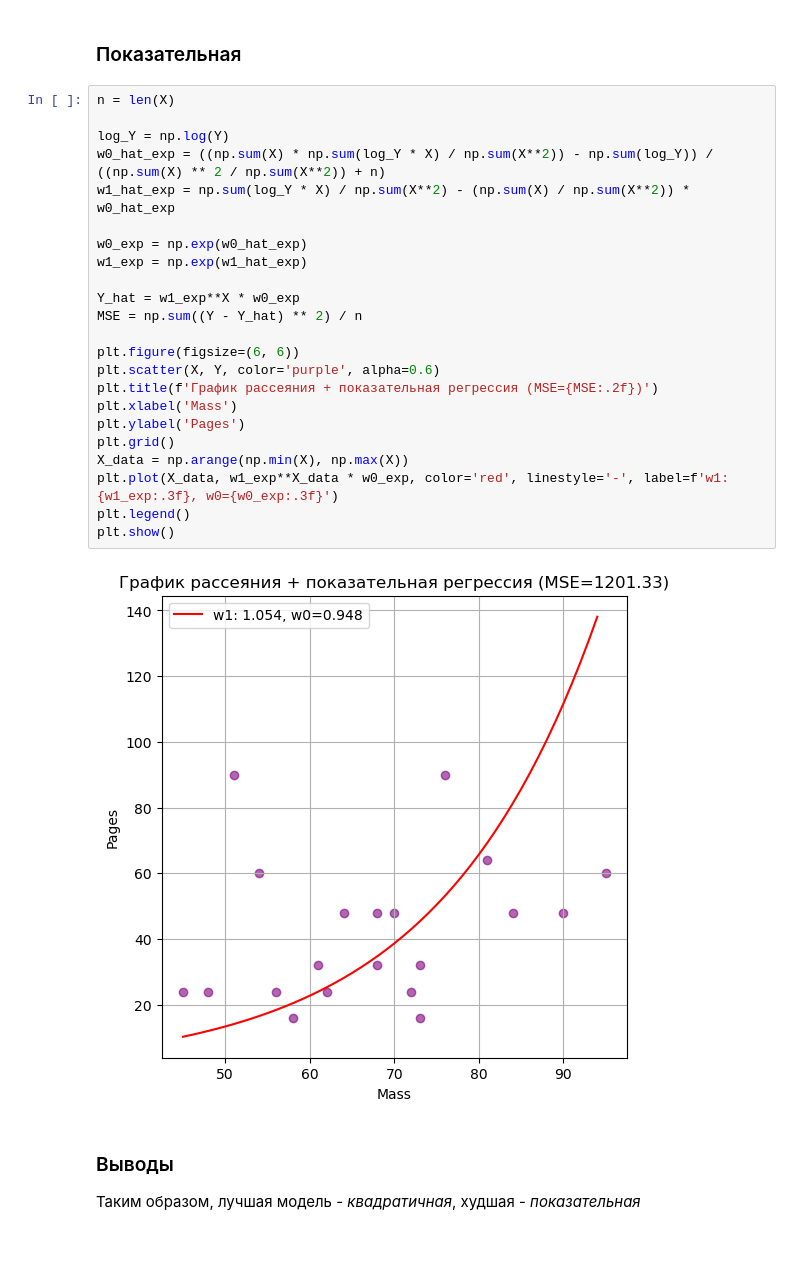
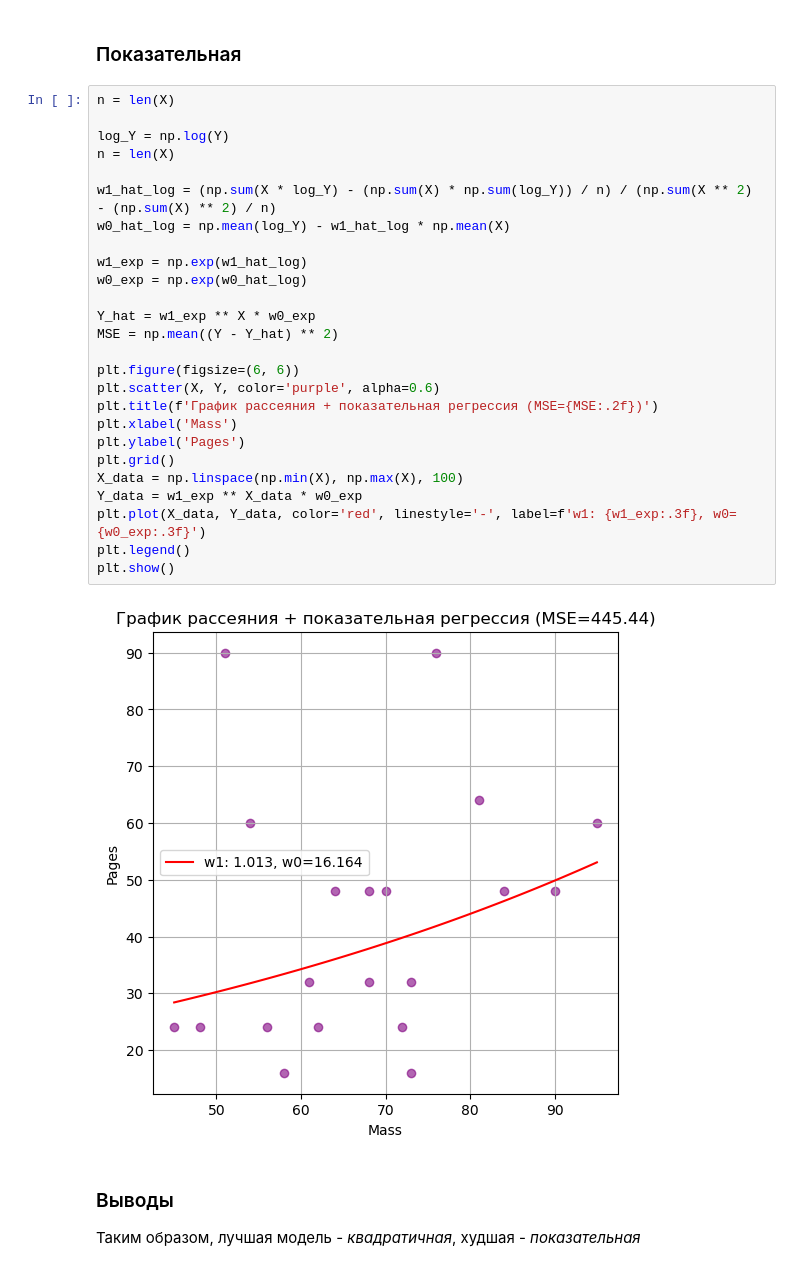
Before and after one commit to poluzerovT/oiad-11-2025, a Jupyter notebook: Kremko/lab2/OIAD_lab2.ipynb, the cells around one changed output. Drawn from its saved outputs; the diff is of its cells as text.

```diff
--- a/Kremko/lab2/OIAD_lab2.ipynb
+++ b/Kremko/lab2/OIAD_lab2.ipynb
@@ -225,28 +228,31 @@ plt.show()
 # %%
 n = len(X)
 
 log_Y = np.log(Y)
-w0_hat_exp = ((np.sum(X) * np.sum(log_Y * X) / np.sum(X**2)) - np.sum(log_Y)) / ((np.sum(X) ** 2 / np.sum(X**2)) + n)
-w1_hat_exp = np.sum(log_Y * X) / np.sum(X**2) - (np.sum(X) / np.sum(X**2)) * w0_hat_exp
+n = len(X)
 
-w0_exp = np.exp(w0_hat_exp)
-w1_exp = np.exp(w1_hat_exp)
+w1_hat_log = (np.sum(X * log_Y) - (np.sum(X) * np.sum(log_Y)) / n) / (np.sum(X ** 2) - (np.sum(X) ** 2) / n)
+w0_hat_log = np.mean(log_Y) - w1_hat_log * np.mean(X)
 
-Y_hat = w1_exp**X * w0_exp
-MSE = np.sum((Y - Y_hat) ** 2) / n
+w1_exp = np.exp(w1_hat_log)
+w0_exp = np.exp(w0_hat_log)
+
+Y_hat = w1_exp ** X * w0_exp
+MSE = np.mean((Y - Y_hat) ** 2)
 
 plt.figure(figsize=(6, 6))
 plt.scatter(X, Y, color='purple', alpha=0.6)
 plt.title(f'График рассеяния + показательная регрессия (MSE={MSE:.2f})')
 plt.xlabel('Mass')
 plt.ylabel('Pages')
 plt.grid()
-X_data = np.arange(np.min(X), np.max(X))
-plt.plot(X_data, w1_exp**X_data * w0_exp, color='red', linestyle='-', label=f'w1: {w1_exp:.3f}, w0={w0_exp:.3f}')
+X_data = np.linspace(np.min(X), np.max(X), 100)
+Y_data = w1_exp ** X_data * w0_exp
+plt.plot(X_data, Y_data, color='red', linestyle='-', label=f'w1: {w1_exp:.3f}, w0={w0_exp:.3f}')
 plt.legend()
 plt.show()
 # %% [output]
-[figure, old version]
+[figure, new version]
 # %% [markdown]
 ### Выводы
 Таким образом, лучшая модель - *квадратичная*, худшая - *показательная*
```
Also changed, not shown: parts of 2 cells of this notebook.
